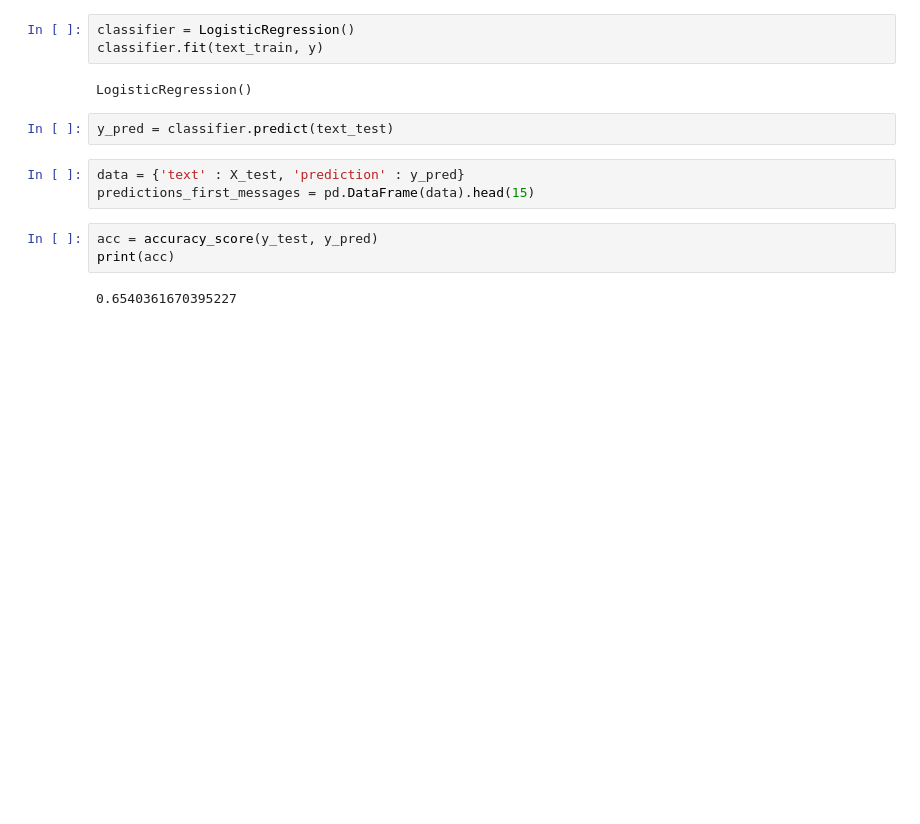
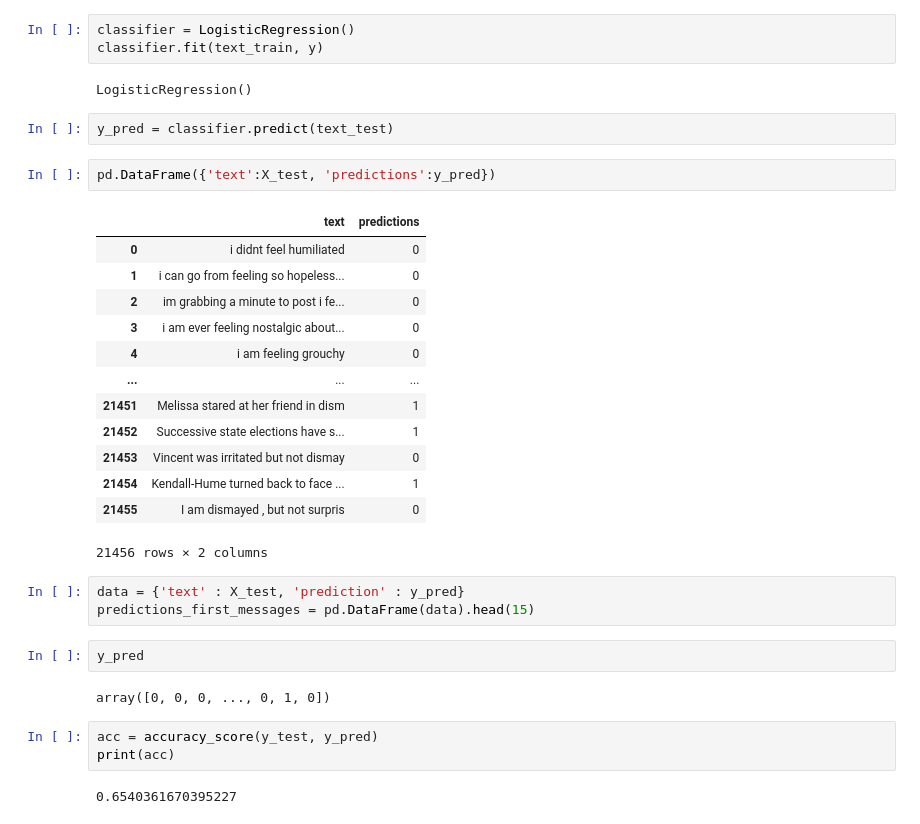
Before and after one commit to MrRachidK/Brief-Emotion-Analysis-Text, a Jupyter notebook: notebook/logistic_regression.ipynb, the cells around one changed output. Saved outputs shown, nothing was run; the diff lists cells and outputs as text; blank space fills up the shorter version.

```diff
--- a/notebook/logistic_regression.ipynb
+++ b/notebook/logistic_regression.ipynb
@@ -281,9 +281,29 @@ classifier.fit(text_train, y)
 LogisticRegression()
 # %%
 y_pred = classifier.predict(text_test)
+# %%
+pd.DataFrame({'text':X_test, 'predictions':y_pred})
+# %% [output]
+|  | text | predictions |
+| 0 | i didnt feel humiliated | 0 |
+| 1 | i can go from feeling so hopeless... | 0 |
+| 2 | im grabbing a minute to post i fe... | 0 |
+| 3 | i am ever feeling nostalgic about... | 0 |
+| 4 | i am feeling grouchy | 0 |
+| ... | ... | ... |
+| 21451 | Melissa stared at her friend in dism | 1 |
+| 21452 | Successive state elections have s... | 1 |
+| 21453 | Vincent was irritated but not dismay | 0 |
+| 21454 | Kendall-Hume turned back to face ... | 1 |
+| 21455 | I am dismayed , but not surpris | 0 |
+21456 rows × 2 columns
 # %%
 data = {'text' : X_test, 'prediction' : y_pred}
 predictions_first_messages = pd.DataFrame(data).head(15)
+# %%
+y_pred
+# %% [output]
+array([0, 0, 0, ..., 0, 1, 0])
 # %%
 acc = accuracy_score(y_test, y_pred)
 print(acc)
```
Also changed, not shown: parts of 3 cells of this notebook, 4 other files.
